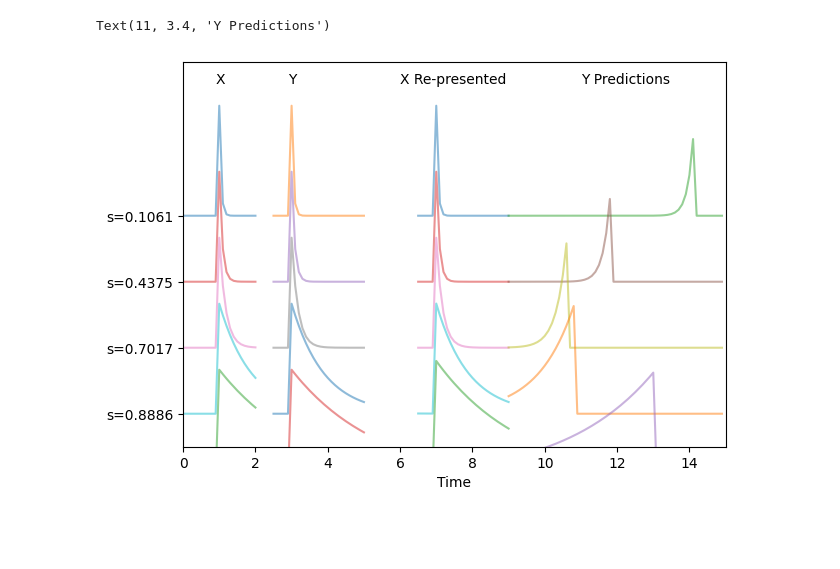
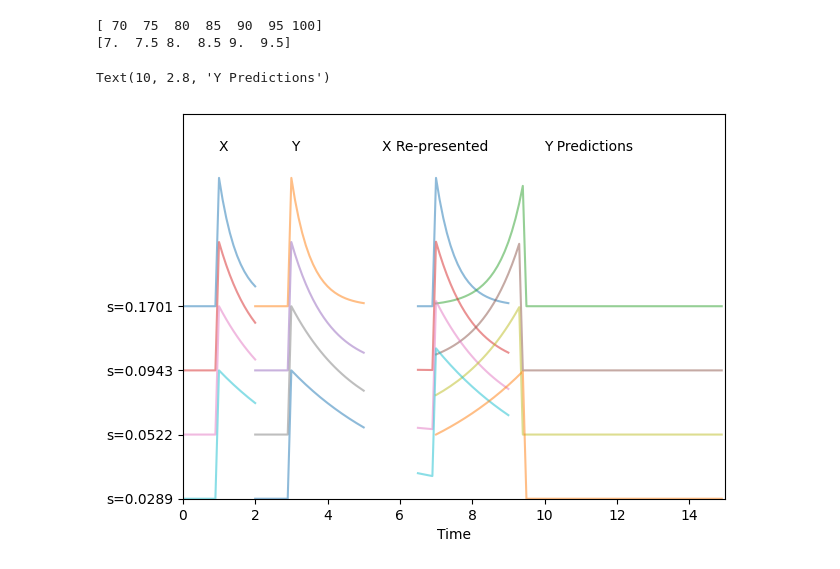
Before and after one commit to advil4rent/frasier, a Jupyter notebook: frasier_1.0.ipynb, the cells around one changed output. Saved outputs shown, nothing was run; the diff lists cells and outputs as text; code cells hidden in the pictures; blank space fills up the shorter version.

```diff
--- a/frasier_1.0.ipynb
+++ b/frasier_1.0.ipynb
@@ -14,4 +77,4 @@ stim = {
 # variables
 dt = 0.1
 A = np.arange(0,1,0.2)
-a = 0.8
+a = 0.1
@@ -91,10 +81,15 @@ def timestep_update(a,t,S,fi_IN: None):
 # %%
-#alter this for different stimuli presentation at different times
-t_max = 7.1
+#time steps
+t_max = 15
 T = np.arange(0,t_max, dt)
-#pick an s value to track
-s_track = [1,3,7,19,27]
+#stim presentation
+t_x1 = 1
+t_y = 3
+t_x2 = 7
 f = [[0,1],[1,3],[0,7],[0,t_max+0.1]]
+#tracking
+#pick some s values to track
+s_track = np.arange(0,40,1)
 P_tracker = np.ndarray(shape=(len(T), len(s_track), nf), dtype=float)
 F_tracker = np.ndarray(shape=(len(T), len(s_track), nf), dtype=float)
 # %%
@@ -168,29 +159,40 @@ ax[1].legend(['X', 'Y','Not-X (X predicted, not observed)', 'Not Y (Y predicted,
+# %%
+print(np.arange(70,101,5))
+print(np.arange(7, 10, 0.5))
+# %% [output]
+[ 70  75  80  85  90  95 100]
+[7.  7.5 8.  8.5 9.  9.5]
 # %%
-fig2,ax2 = plt.subplots(figsize = (7,5))
-for idx in range(len(s_track)):
-    #lower index = higher s value = higher position on plot
-    plot_inc = 0.6 * (3.5-idx)
-    #F_masked = F_tracker[:,idx,0]+plot_inc
-    F_X_masked = np.ma.masked_where(((T>2)&(T<6.5))|(T>9.0),(F_tracker[:,idx,0]+plot_inc))
-    F_Y_masked = np.ma.masked_where((T<2.5)|(T>5.0),(F_tracker[:,idx,1]+plot_inc))
-    P_masked = np.ma.masked_where((T<9.0), (P_tracker[:,idx,1]+plot_inc))
+#line plot
+y_ticks = np.arange(0, len(s_track)+0.5, 1)[::-1]/2
+fig2,ax2 = plt.subplots(figsize = (7,y_ticks[0]*2+1))
+for idx, y_tick in enumerate(y_ticks[1:]):
+    F_X_masked = np.ma.masked_where(((T>t_x1+1)&(T<t_x2-0.5))|(T>t_x2+2),
+                                    (F_tracker[:,idx,0]+y_tick))
+    F_Y_masked = np.ma.masked_where((T<t_y-1)|(T>t_y+2),
+                                    (F_tracker[:,idx,1]+y_tick))
+    P_masked = np.ma.masked_where((T<t_x2),
+                                  (P_tracker[:,idx,1]+y_tick))
     #P_masked = P_tracker[:,idx,1]+plot_inc
     ax2.plot(T,F_X_masked, alpha=0.5)
     ax2.plot(T,F_Y_masked, alpha=0.5)
     ax2.plot(T,P_masked,alpha=0.5)
-ax2.set_ylim(0, 3.5)
-ax2.set_xlim(0, 15.0)
+ax2.set_ylim(0, y_ticks[0]+1)
+ax2.set_xlim(0, t_max)
 ax2.set_xlabel('Time')
-ax2.set_yticks([0.3, 0.9, 1.5, 2.1],
-               ['s=%s' %(S[s_track[3]].round(4)),
-                's=%s' %(S[s_track[2]].round(4)),
-                's=%s' %(S[s_track[1]].round(4)),
-                's=%s' %(S[s_track[0]].round(4))
-               ])
-ax2.text(0.9,3.4, "X", verticalalignment='top')
-ax2.text(2.9,3.4, "Y", verticalalignment='top')
-ax2.text(6,3.4, "X Re-presented", verticalalignment='top')
-ax2.text(11,3.4, "Y Predictions", verticalalignment='top')
+
+def tick_labels(S, s_track):
+    labels = np.array(0)
+    for s in s_track:
+        labels = np.append(labels, 's=%s' %(S[s].round(4)))
+    return labels[1:]
+ax2.set_yticks(y_ticks[1:], tick_labels(S, s_track))
+
+text_height = y_ticks[0]+0.8
+ax2.text(t_x1,text_height, "X", verticalalignment='top')
+ax2.text(t_y,text_height, "Y", verticalalignment='top')
+ax2.text(t_x2-1.5,text_height, "X Re-presented", verticalalignment='top')
+ax2.text(t_x2+3,text_height, "Y Predictions", verticalalignment='top')
 # %% [output]
-Text(11, 3.4, 'Y Predictions')
+Text(10, 2.8, 'Y Predictions')
-[figure, old version]
+[figure, new version]
```
Also changed, not shown: parts of 17 cells of this notebook, 1 other file.
